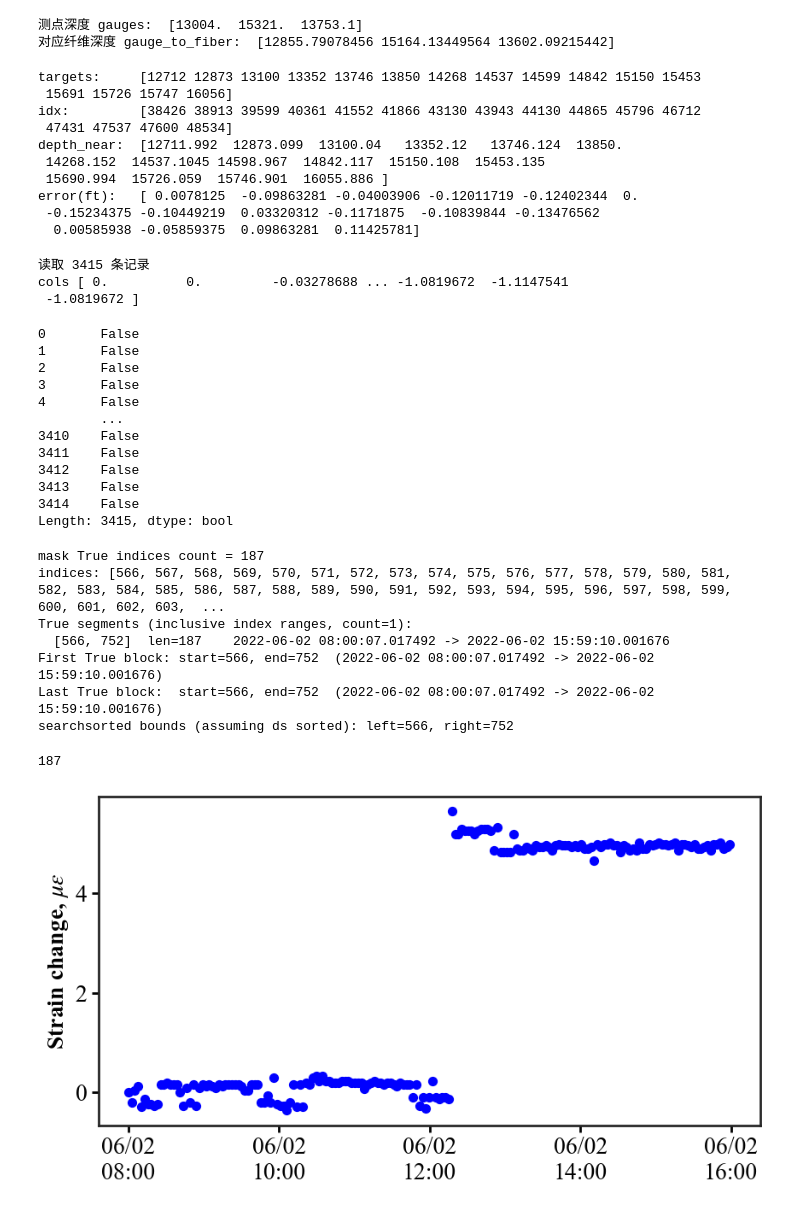
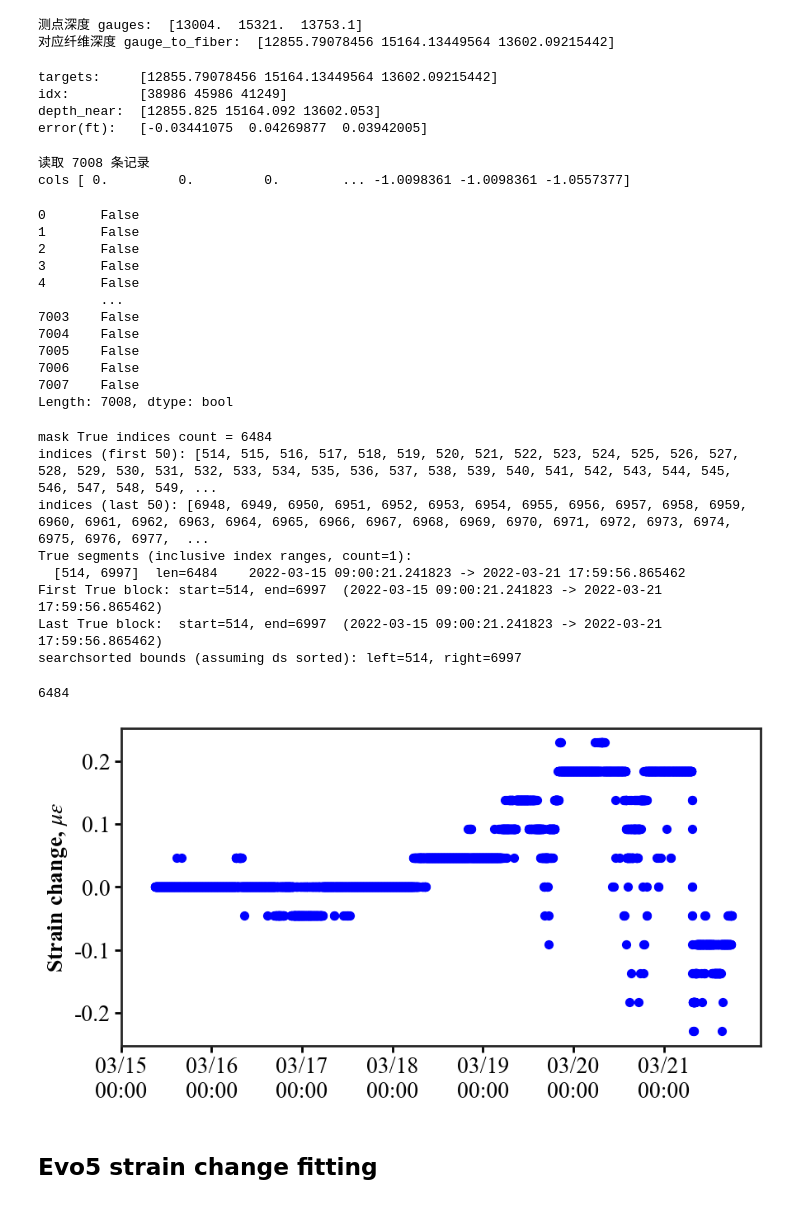
Before and after one commit to felix-mao-1516/plot-for-research-, a Jupyter notebook: pressure_strain_matching.ipynb, the cells around one changed output. Saved outputs shown, nothing was run; the diff lists cells and outputs as text; code cells hidden in the pictures.

```diff
--- a/pressure_strain_matching.ipynb
+++ b/pressure_strain_matching.ipynb
@@ -373,8 +837,8 @@ import os
 import glob
 # %%
 # Read h5 files
-# f1 = h5py.File('C:/Users/fengxiang.mao/Desktop/Devon data/HFTS-1_Devon/20220707/Evo 5 (POP)/Zgabay A14H - pop - strain change.h5','r')
-f1 = h5py.File('C:/Users/fengxiang.mao/Desktop/Devon data/HFTS-1_Devon/Evo_5_6_7_Sep_2025/Evo 7 (flowback)/Zgabay A14H - flowback - strain change.h5','r')
+f1 = h5py.File('C:/Users/fengxiang.mao/Desktop/Devon data/HFTS-1_Devon/20220707/Evo 5 (POP)/Zgabay A14H - pop - strain change.h5','r')
+# f1 = h5py.File('C:/Users/fengxiang.mao/Desktop/Devon data/HFTS-1_Devon/Evo_5_6_7_Sep_2025/Evo 7 (flowback)/Zgabay A14H - flowback - strain change.h5','r')
 print(list(f1.keys()))
 # 继续进入下一层
 data_group = f1['data']
@@ -426,8 +890,8 @@ def nearest_col_indices(depth_1d, targets):
     return idx
 
 #没有做gauge 的depth calibration 的时候用
-gauge_to_fiber = np.array([12712, 12873, 13100, 13352, 13746,13850,14268,14537,
-                           14599, 14842, 15150, 15453, 15691,15726,15747,16056])
+# gauge_to_fiber = np.array([12712, 12873, 13100, 13352, 13746,13850,14268,14537,
+#                            14599, 14842, 15150, 15453, 15691,15726,15747,16056])
 
 
 
@@ -441,19 +905,13 @@ print("idx:        ", idx)
 print("depth_near: ", depth_near)
 print("error(ft):  ", err)
 # %% [output]
-targets:     [12712 12873 13100 13352 13746 13850 14268 14537 14599 14842 15150 15453
- 15691 15726 15747 16056]
-idx:         [38426 38913 39599 40361 41552 41866 43130 43943 44130 44865 45796 46712
- 47431 47537 47600 48534]
-depth_near:  [12711.992  12873.099  13100.04   13352.12   13746.124  13850.
- 14268.152  14537.1045 14598.967  14842.117  15150.108  15453.135
- 15690.994  15726.059  15746.901  16055.886 ]
-error(ft):   [ 0.0078125  -0.09863281 -0.04003906 -0.12011719 -0.12402344  0.
- -0.15234375 -0.10449219  0.03320312 -0.1171875  -0.10839844 -0.13476562
-  0.00585938 -0.05859375  0.09863281  0.11425781]
+targets:     [12855.79078456 15164.13449564 13602.09215442]
+idx:         [38986 45986 41249]
+depth_near:  [12855.825 15164.092 13602.053]
+error(ft):   [-0.03441075  0.04269877  0.03942005]
 # %%
 #选某个深度（列），可在后面的idx[1]进行加或者减
-cols = dstrain[:, idx[9]-5]   #0-6   [1]+1   [2]+1    # shape = (N_time, len(targets))
+cols = dstrain[:, idx[0]-4]   #0-6   [1]+1   [2]+1    # shape = (N_time, len(targets))
 #随着生产的进行，裂缝闭合，应变变小（绝对值变大），比如从-1变成-5
 cols = -1 * cols
 # cols = dstrain[:, idx [1]-86]                 # shape = (N_time, len(targets))
@@ -463,9 +921,8 @@ length = len(cols)
 print(f"读取 {length} 条记录")
 print("cols", cols)
 # %% [output]
-读取 3415 条记录
-cols [ 0.          0.         -0.03278688 ... -1.0819672  -1.1147541
- -1.0819672 ]
+读取 7008 条记录
+cols [ 0.         0.         0.        ... -1.0098361 -1.0098361 -1.0557377]
 # %%
 #  你的字符串列是 bytes，需要先解码成 str 再解析为 datetime（naive）
 ds = pd.to_datetime(pd.Series(date_str.astype(str)), format='%m/%d/%Y %H:%M:%S.%f')
@@ -475,8 +932,10 @@ ds = pd.to_datetime(pd.Series(date_str.astype(str)), format='%m/%d/%Y %H:%M:%S.%
 #取部分数据进行绘图
 
 # ---- 3) 设定你要显示的时间段（同一时区！）----
-start = pd.Timestamp("2022-06-02 08:00:00")
-end   = pd.Timestamp("2022-06-02 16:00:00")
+# start = pd.Timestamp("2022-06-02 08:00:00")
+# end   = pd.Timestamp("2022-06-02 16:00:00")
+start = pd.Timestamp("2022-03-15 09:00:00")
+end   = pd.Timestamp("2022-03-21 18:00:00")
 
 mask = (ds >= start) & (ds <= end)
 # mask = np.ones(len(ds), dtype=bool)
@@ -491,12 +950,12 @@ print(mask)
 3       False
 4       False
         ...
-3410    False
-3411    False
-3412    False
-3413    False
-3414    False
-Length: 3415, dtype: bool
+7003    False
+7004    False
+7005    False
+7006    False
+7007    False
+Length: 7008, dtype: bool
 # %%
 # 完整输入mask
 
@@ -547,13 +1006,14 @@ else:
     except Exception:
         pass
 # %% [output]
-mask True indices count = 187
-indices: [566, 567, 568, 569, 570, 571, 572, 573, 574, 575, 576, 577, 578, 579, 580, 581, 582, 583, 584, 585, 586, 587, 588, 589, 590, 591, 592, 593, 594, 595, 596, 597, 598, 599, 600, 601, 602, 603,  ...
+mask True indices count = 6484
+indices (first 50): [514, 515, 516, 517, 518, 519, 520, 521, 522, 523, 524, 525, 526, 527, 528, 529, 530, 531, 532, 533, 534, 535, 536, 537, 538, 539, 540, 541, 542, 543, 544, 545, 546, 547, 548, 549, ...
+indices (last 50): [6948, 6949, 6950, 6951, 6952, 6953, 6954, 6955, 6956, 6957, 6958, 6959, 6960, 6961, 6962, 6963, 6964, 6965, 6966, 6967, 6968, 6969, 6970, 6971, 6972, 6973, 6974, 6975, 6976, 6977,  ...
 True segments (inclusive index ranges, count=1):
-  [566, 752]  len=187    2022-06-02 08:00:07.017492 -> 2022-06-02 15:59:10.001676
-First True block: start=566, end=752  (2022-06-02 08:00:07.017492 -> 2022-06-02 15:59:10.001676)
-Last True block:  start=566, end=752  (2022-06-02 08:00:07.017492 -> 2022-06-02 15:59:10.001676)
-searchsorted bounds (assuming ds sorted): left=566, right=752
+  [514, 6997]  len=6484    2022-03-15 09:00:21.241823 -> 2022-03-21 17:59:56.865462
+First True block: start=514, end=6997  (2022-03-15 09:00:21.241823 -> 2022-03-21 17:59:56.865462)
+Last True block:  start=514, end=6997  (2022-03-15 09:00:21.241823 -> 2022-03-21 17:59:56.865462)
+searchsorted bounds (assuming ds sorted): left=514, right=6997
 # %%
 strian_sel    = cols[mask]
 strian_sel = strian_sel - strian_sel[0]  # 以起始点为零点
@@ -561,33 +1021,37 @@ strian_sel = strian_sel - strian_sel[0]  # 以起始点为零点
 # print(strian_sel)
 print(len(strian_sel))
 # %% [output]
-187
+6484
 # %%
 fig, ax = plt.subplots(figsize=(10,5))
 
 #scatter plot
 ax.scatter(t_sel, strian_sel, color='blue', s=50, label='Field Pressure Data')
 
 ax.xaxis_date()
 date_format = mdates.DateFormatter('%m/%d\n%H:%M')
 ax.xaxis.set_major_formatter(date_format)
 
-start = datetime.datetime(2022, 6, 2, 8, 0)
-end   = datetime.datetime(2022, 6, 2, 16, 0)
+# start = datetime.datetime(2022, 6, 2, 8, 0)
+# end   = datetime.datetime(2022, 6, 2, 16, 0)
+start = datetime.datetime(2022, 3, 15, 0, 0)
+end   = datetime.datetime(2022, 3, 21, 20, 0)
 
-ticks = pd.date_range(start, end, freq='2h')  # 每 4 小时一个
+ticks = pd.date_range(start, end, freq='1d')  # 每 4 小时一个
 ax.set_xticks(ticks)
 ax.set_ylabel(r"Strain change, $\mu\varepsilon$")
 
 # 设置主刻度间隔为 1 小时
 # ax.xaxis.set_major_locator(mdates.HourLocator(interval=4))
 
 # 给外侧轴留空间，避免被裁切
 # fig.subplots_adjust(right=0.82)
 # plt.savefig('frac_curves_S6.png', dpi=600, bbox_inches='tight')
 plt.show()
 # %% [output]
-[figure, old version]
+[figure, new version]
+# %% [markdown]
+## Evo5 strain change fitting
 # %%
 # ================== 只拟合 A 与 k 的简洁版（无 B、无 tau） ==================
 from turtle import color
```
Also changed, not shown: parts of 31 cells of this notebook, 5 other files.
